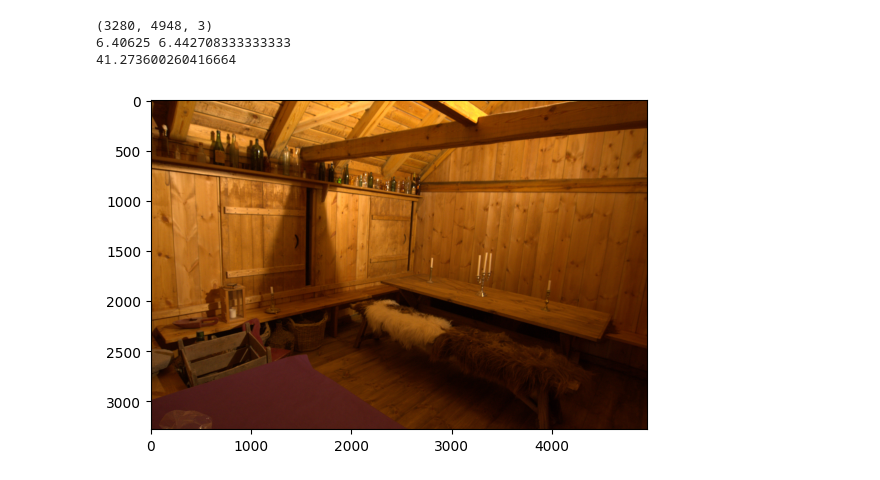
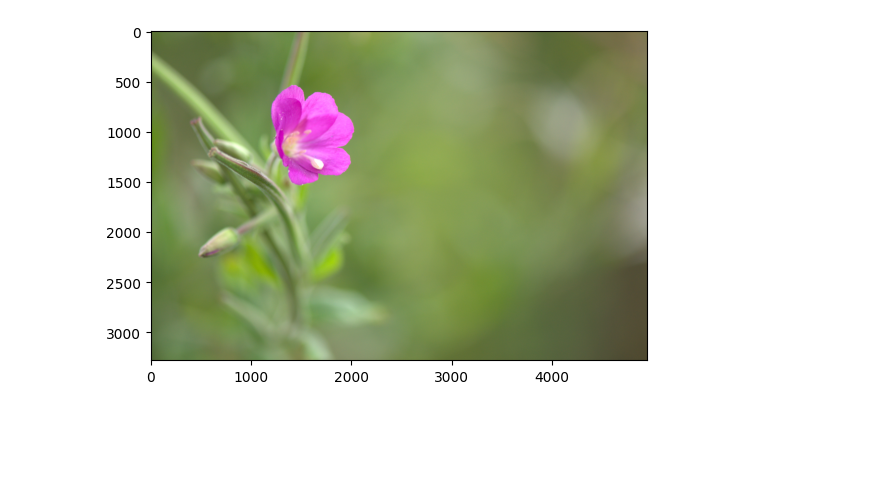
Before and after one commit to s194042/DeepLearningBachelorProject, a Jupyter notebook: Code/ImageGeneration/LergeImagesToSmallImages.Ipynb, the cells around one changed output. Drawn from its saved outputs; the diff is of its cells as text; code cells hidden in the pictures; blank space fills up the shorter version.

Commit message:
images generated

```diff
--- a/Code/ImageGeneration/LergeImagesToSmallImages.Ipynb
+++ b/Code/ImageGeneration/LergeImagesToSmallImages.Ipynb
@@ -9,14 +1,12 @@ from PIL import Image
-# %%
-
-for _, _, pics in os.walk(path_to_images + '/2'):
-    for pic in pics:
-        npImg = load_nef(path_to_images + '/2/' + pic)
-        print(npImg.shape)
-        plt.imshow(npImg)
-        break
-print(3280/512, 4948/768)
-# %% [output]
-(3280, 4948, 3)
-6.40625 6.442708333333333
-41.273600260416664
-[figure, removed]
+# %%
+path_to_images = 'C:/Users/Rani/Desktop/ai_training_immages'
+import matplotlib.pyplot as plt
+import images
+
+
+
+img = images.load_nef(path_to_images + "/16/_DSC0570.nef")
+
+fig = plt.imshow(img)
+# %% [output]
+[figure, added]
```
Also changed, not shown: parts of 9 cells of this notebook, 1 other file.
